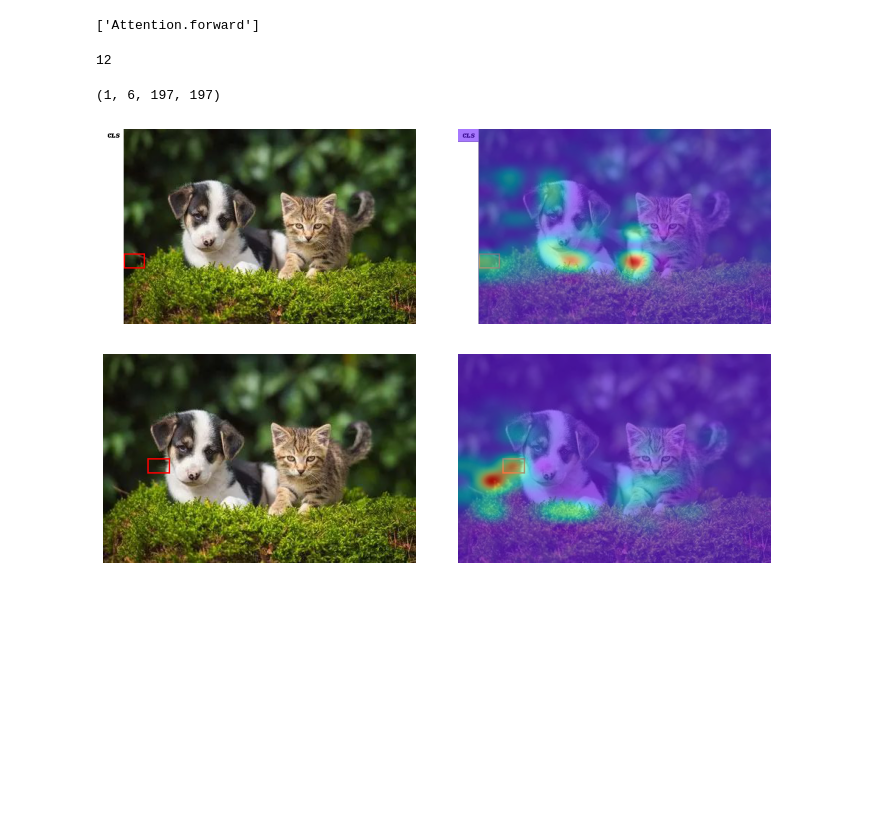
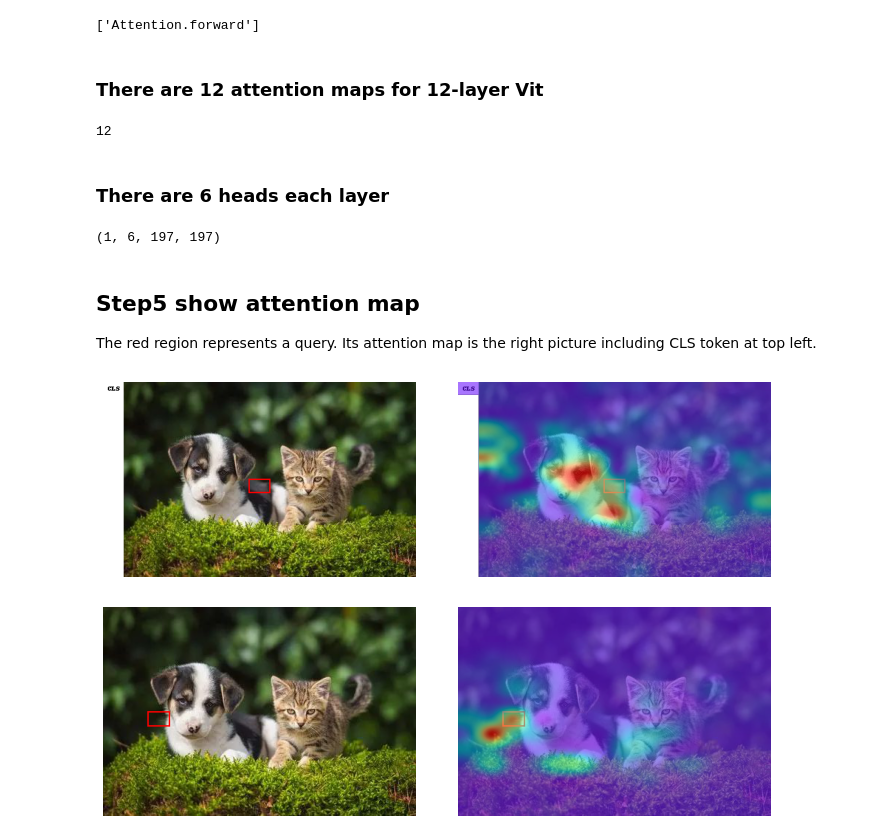
Before and after one commit to luo3300612/Visualizer, a Jupyter notebook: demo.ipynb, the cells around one changed output. Drawn from its saved outputs; the diff is of its cells as text; code cells hidden in the pictures; blank space fills up the shorter version.

```diff
--- a/demo.ipynb
+++ b/demo.ipynb
@@ -203,18 +203,25 @@ print(list(cache.keys()))
 ['Attention.forward']
 # %%
 attention_maps = cache['Attention.forward']
+# %% [markdown]
+### There are 12 attention maps for 12-layer Vit
 # %%
 len(attention_maps)
 # %% [output]
 12
+# %% [markdown]
+### There are 6 heads each layer
 # %%
 attention_maps[0].shape
 # %% [output]
 (1, 6, 197, 197)
+# %% [markdown]
+## Step5 show attention map
+The red region represents a query. Its attention map is the right picture including CLS token at top left.
 # %%
-visualize_grid_to_grid_with_cls(attention_maps[5][0,4,:,:], 127, image)
+visualize_grid_to_grid_with_cls(attention_maps[4][0,4,:,:], 105, image)
 # %% [output]
-[figure, old version]
+[figure, new version]
 # %%
 visualize_grid_to_grid(attention_maps[3][0,0,1:,1:], 100, image)
 # %% [output]
```
Also changed, not shown: parts of 14 cells of this notebook, 1 other file.
